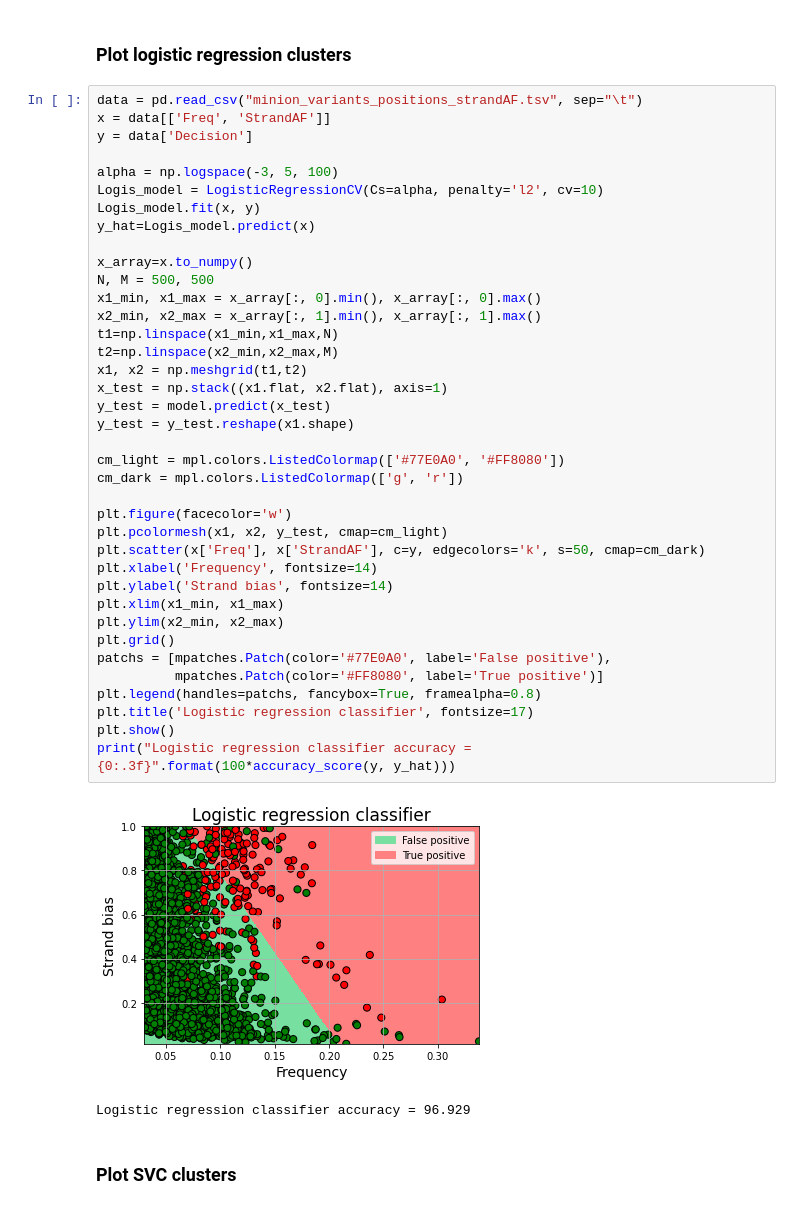
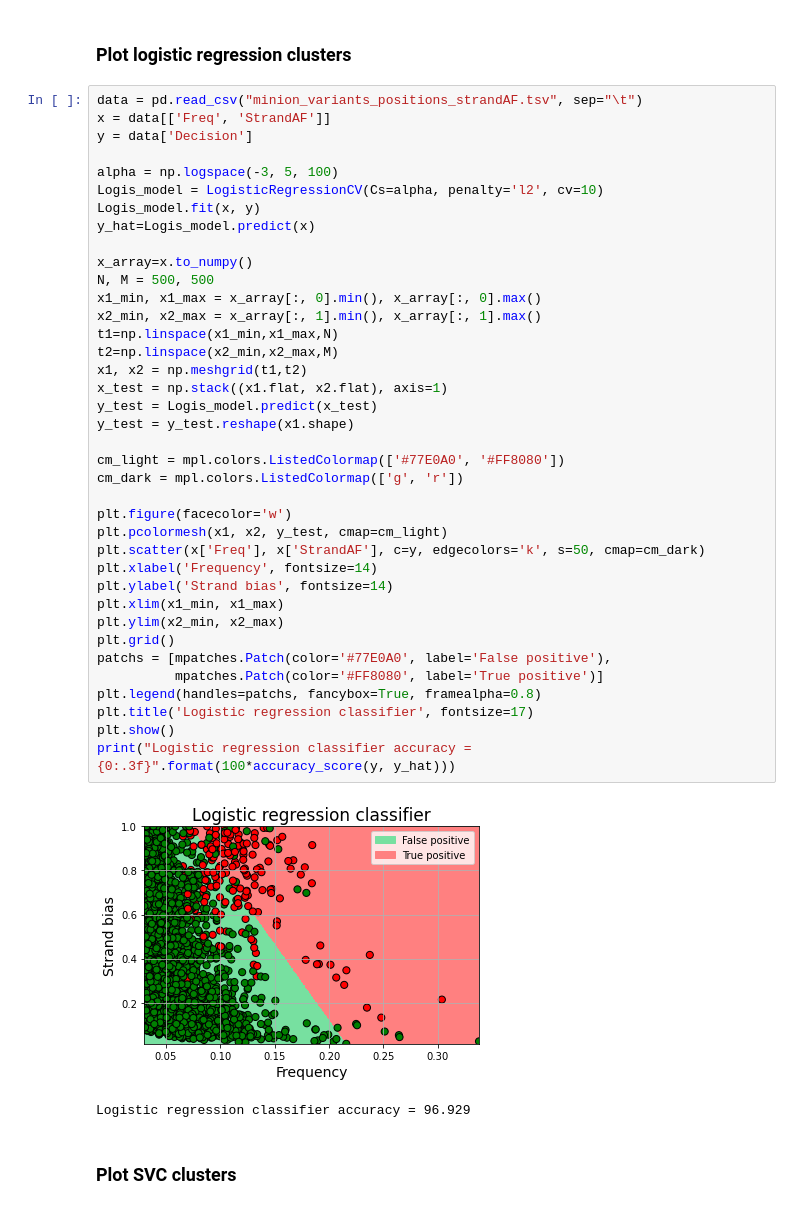
Before and after one commit to hanmei5191/Grubaugh2019_reanalysis_MinION, a Jupyter notebook: start_from_variants/start_from_variants.ipynb, the cells around one changed output. Saved outputs shown, nothing was run; the diff lists cells and outputs as text.

```diff
--- a/start_from_variants/start_from_variants.ipynb
+++ b/start_from_variants/start_from_variants.ipynb
@@ -188,35 +188,35 @@ Logis_model.fit(x, y)
 y_hat=Logis_model.predict(x)
 
 x_array=x.to_numpy()
 N, M = 500, 500
 x1_min, x1_max = x_array[:, 0].min(), x_array[:, 0].max()
 x2_min, x2_max = x_array[:, 1].min(), x_array[:, 1].max()
 t1=np.linspace(x1_min,x1_max,N)
 t2=np.linspace(x2_min,x2_max,M)
 x1, x2 = np.meshgrid(t1,t2)
 x_test = np.stack((x1.flat, x2.flat), axis=1)
-y_test = model.predict(x_test)
+y_test = Logis_model.predict(x_test)
 y_test = y_test.reshape(x1.shape)
 
 cm_light = mpl.colors.ListedColormap(['#77E0A0', '#FF8080'])
 cm_dark = mpl.colors.ListedColormap(['g', 'r'])
 
 plt.figure(facecolor='w')
 plt.pcolormesh(x1, x2, y_test, cmap=cm_light)
 plt.scatter(x['Freq'], x['StrandAF'], c=y, edgecolors='k', s=50, cmap=cm_dark)
 plt.xlabel('Frequency', fontsize=14)
 plt.ylabel('Strand bias', fontsize=14)
 plt.xlim(x1_min, x1_max)
 plt.ylim(x2_min, x2_max)
 plt.grid()
 patchs = [mpatches.Patch(color='#77E0A0', label='False positive'),
           mpatches.Patch(color='#FF8080', label='True positive')]
 plt.legend(handles=patchs, fancybox=True, framealpha=0.8)
 plt.title('Logistic regression classifier', fontsize=17)
 plt.show()
 print("Logistic regression classifier accuracy = {0:.3f}".format(100*accuracy_score(y, y_hat)))
 # %% [output]
-[figure, old version]
+[figure, new version]
 Logistic regression classifier accuracy = 96.929
 # %% [markdown]
 ### Plot SVC clusters
```
Also changed, not shown: parts of 1 cell of this notebook, 7 other files.
